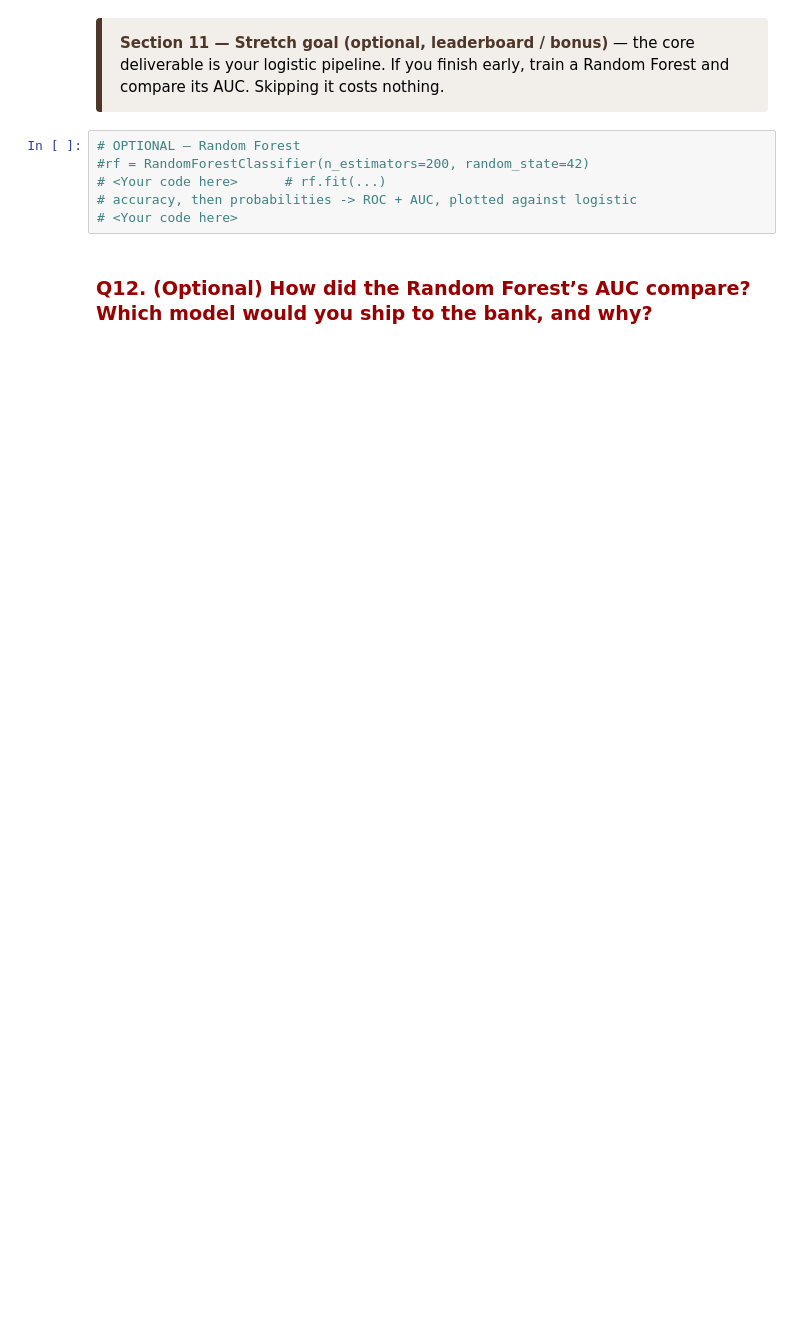
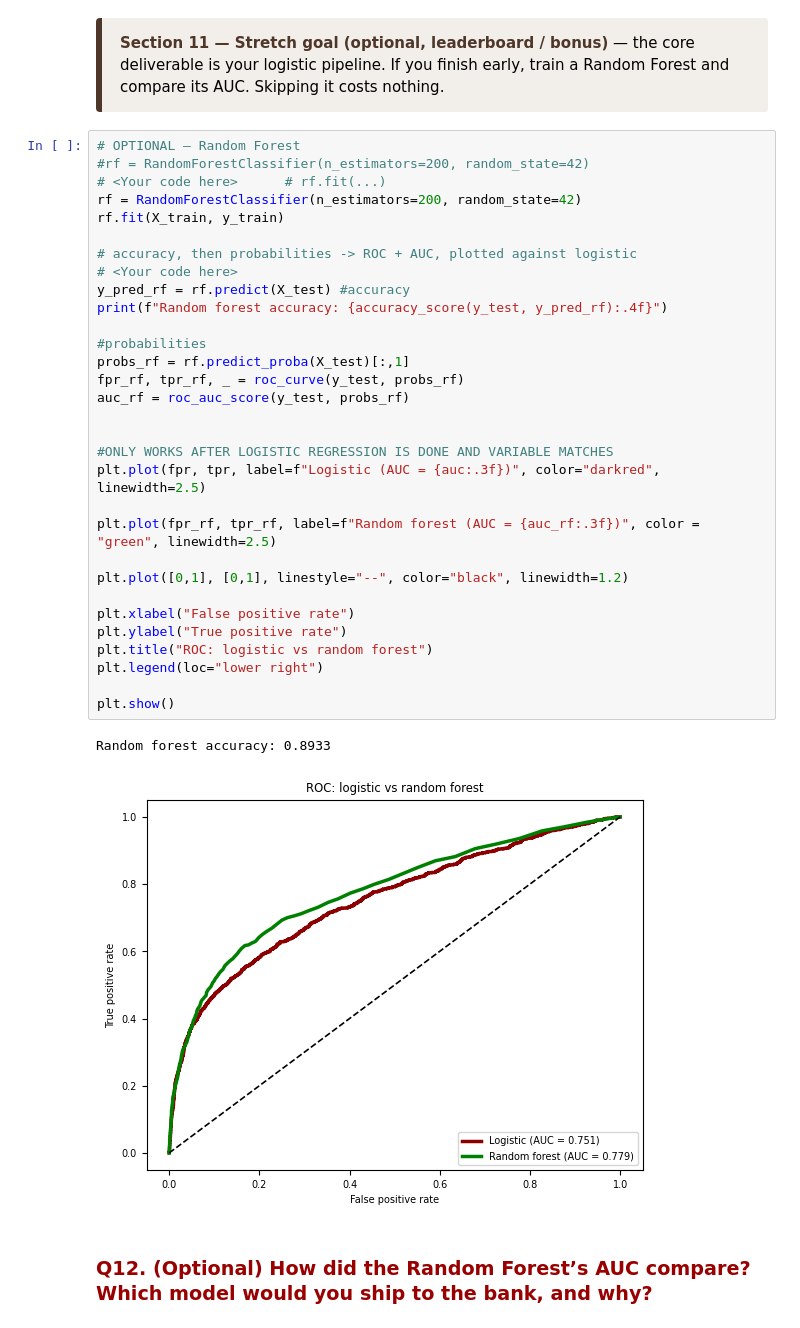
Before and after one commit to andysongyz-dev/brown-summer, a Jupyter notebook: Team4_logistic_regression_1_3.ipynb, the cells around one changed output. Drawn from its saved outputs; the diff is of its cells as text; blank space fills up the shorter version.

```diff
--- a/Team4_logistic_regression_1_3.ipynb
+++ b/Team4_logistic_regression_1_3.ipynb
@@ -484,10 +531,38 @@ budget = 0.20   # the call centre can phone the top 20%
 # %% [markdown]
 <div style="border-left:6px solid #4E3629;background:#F2EEE9;padding:14px 18px;border-radius:4px;font-family:Lato,Arial,sans-serif;"><b style="color:#4E3629;">Section 11 — Stretch goal (optional, leaderboard / bonus)</b> — the core deliverable is your logistic pipeline. If you finish early, train a Random Forest and compare its AUC. Skipping it costs nothing.</div>
-# %%
-# OPTIONAL — Random Forest
-#rf = RandomForestClassifier(n_estimators=200, random_state=42)
-# <Your code here>      # rf.fit(...)
-# accuracy, then probabilities -> ROC + AUC, plotted against logistic
-# <Your code here>
+# %%
+# OPTIONAL — Random Forest
+#rf = RandomForestClassifier(n_estimators=200, random_state=42)
+# <Your code here>      # rf.fit(...)
+rf = RandomForestClassifier(n_estimators=200, random_state=42)
+rf.fit(X_train, y_train)
+
+# accuracy, then probabilities -> ROC + AUC, plotted against logistic
+# <Your code here>
+y_pred_rf = rf.predict(X_test) #accuracy
+print(f"Random forest accuracy: {accuracy_score(y_test, y_pred_rf):.4f}")
+
+#probabilities
+probs_rf = rf.predict_proba(X_test)[:,1]
+fpr_rf, tpr_rf, _ = roc_curve(y_test, probs_rf)
+auc_rf = roc_auc_score(y_test, probs_rf)
+
+
+#ONLY WORKS AFTER LOGISTIC REGRESSION IS DONE AND VARIABLE MATCHES
+plt.plot(fpr, tpr, label=f"Logistic (AUC = {auc:.3f})", color="darkred", linewidth=2.5)
+
+plt.plot(fpr_rf, tpr_rf, label=f"Random forest (AUC = {auc_rf:.3f})", color = "green", linewidth=2.5)
+
+plt.plot([0,1], [0,1], linestyle="--", color="black", linewidth=1.2)
+
+plt.xlabel("False positive rate")
+plt.ylabel("True positive rate")
+plt.title("ROC: logistic vs random forest")
+plt.legend(loc="lower right")
+
+plt.show()
+# %% [output]
+Random forest accuracy: 0.8933
+[figure, added]
 # %% [markdown]
 ### <span style="color:#990000">Q12. (Optional) How did the Random Forest’s AUC compare? Which model would you ship to the bank, and why?</span>
```
Also changed, not shown: parts of 14 cells of this notebook.
